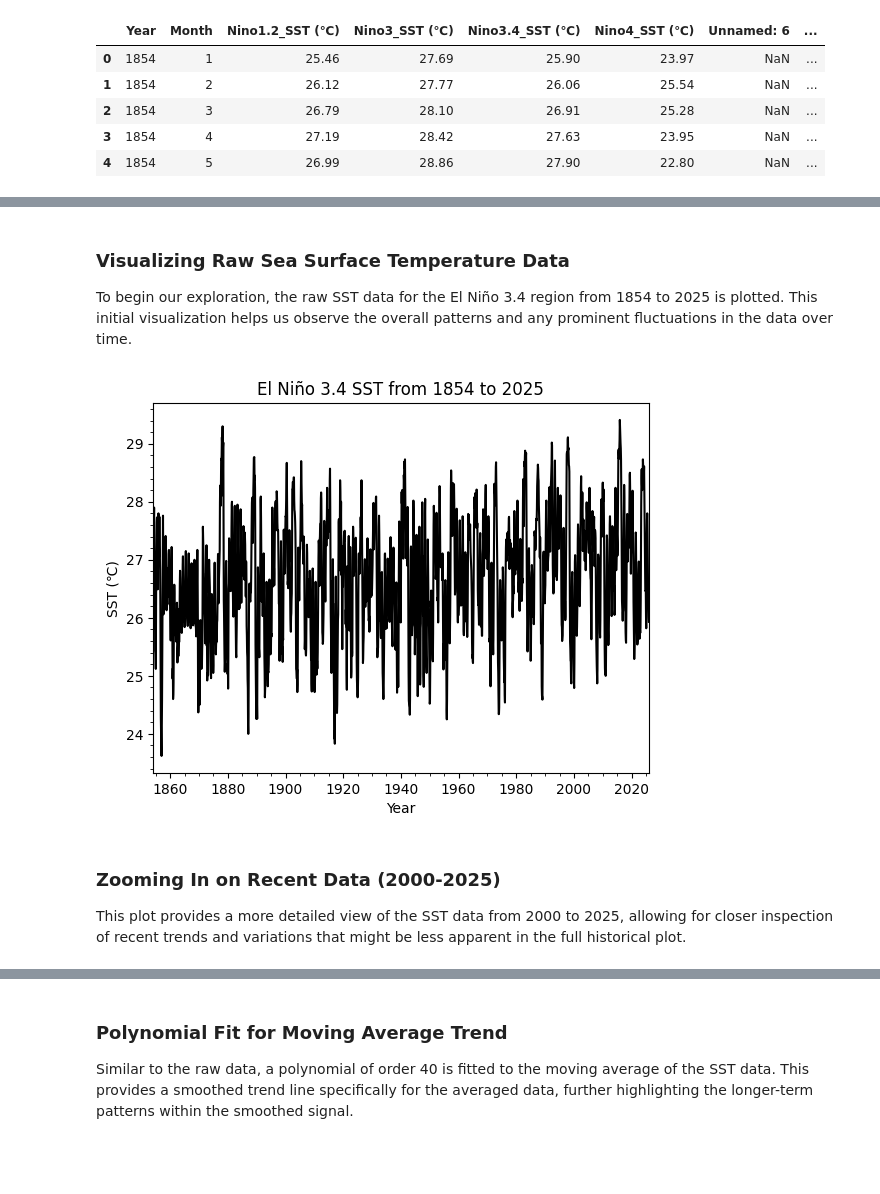
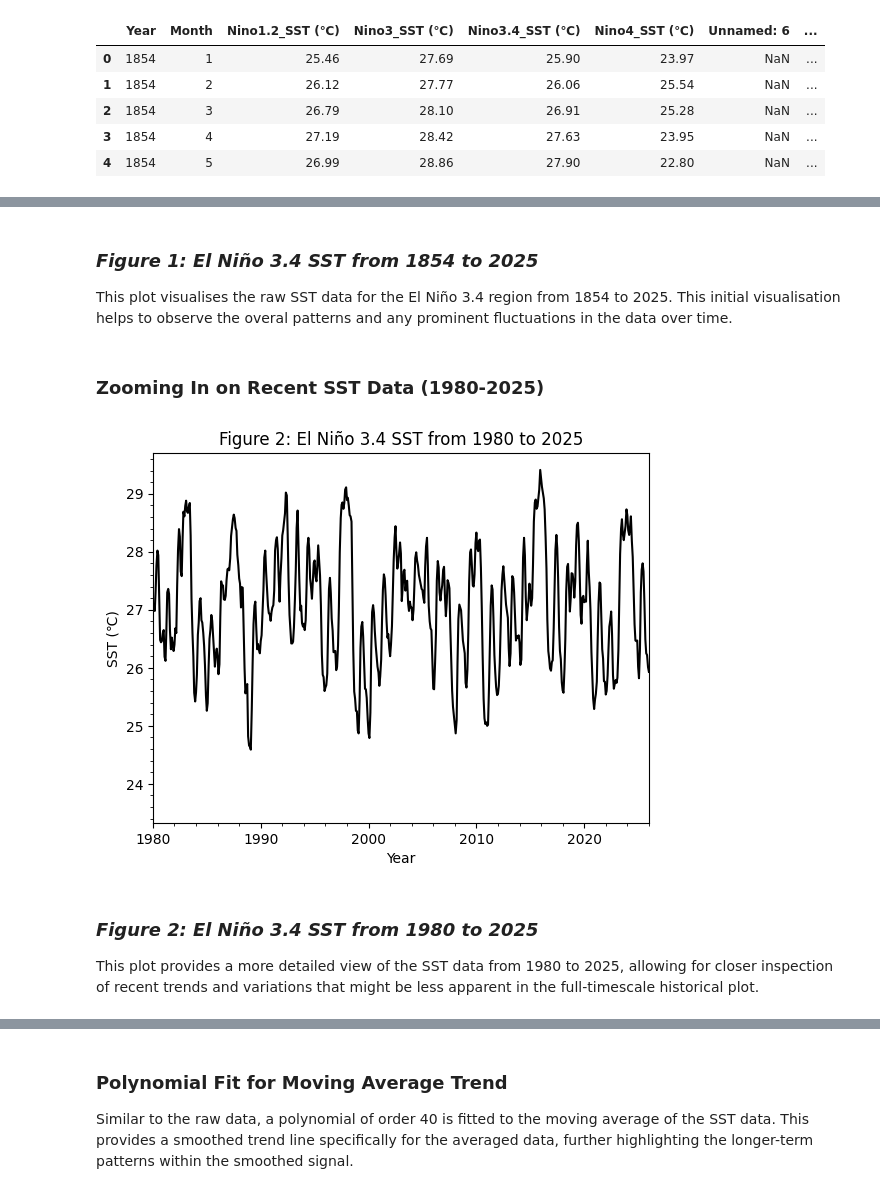
Before and after one commit to mjss26/EMSC2010-Group-Project-5, a Jupyter notebook: EMSC2010_Group_Project_5.ipynb, the cells around one changed output, grey strips where cells are left out. Saved outputs shown, nothing was run; the diff lists cells and outputs as text; code cells hidden in the pictures; blank space fills up the shorter version.

```diff
--- a/EMSC2010_Group_Project_5.ipynb
+++ b/EMSC2010_Group_Project_5.ipynb
@@ -92,13 +85,17 @@ df.head() #show the header information
 
 This section extracts the relevant 'Year', 'Month', and 'Nino3.4_SST (℃)' columns, drops any rows with missing values, and converts the data into NumPy arrays for further numerical processing. It also combines 'Year' and 'Month' to create a continuous 'year' variable for time-series analysis.
 # %%
-# Creating dataframe with values we are interested in: year, month, El Niño sea surface temperature (°C) for region 3.4
+# Creating dataframe with values we are interested in: Year, Month, year El Niño sea surface temperature (°C) for region 3.4
 
 df_sst = df[['Year', 'Month', 'Nino3.4_SST (℃)']].copy()
 df_sst = df_sst.dropna() #remove rows with NaN missing values
 Year = df_sst['Year'].to_numpy() #convert years into numpy array
 month = df_sst['Month'].to_numpy() #convert months into numpy array
-year = Year + month/12 #time as year.month
 sst = df_sst['Nino3.4_SST (℃)'].to_numpy() #convert sst into numpy array
+
+#Converting Year, Month, into 'year' = Year + Month / 12
+df_sst['year'] = (df_sst['Year'] + df_sst['Month']/12).round(2) #create value for time as year.month and round to 2 decimal place
+year = df_sst['year'].to_numpy() #convert year.month into numpy array
+
 df_sst.head() # Show the header information
 # %% [output]
@@ -111,20 +122,21 @@ df_sst.head() # Show the header information
 # %% [markdown]
-### Visualizing Raw Sea Surface Temperature Data
+### *Figure 1: El Niño 3.4 SST from 1854 to 2025*
 
-To begin our exploration, the raw SST data for the El Niño 3.4 region from 1854 to 2025 is plotted. This initial visualization helps us observe the overall patterns and any prominent fluctuations in the data over time.
+This plot visualises the raw SST data for the El Niño 3.4 region from 1854 to 2025. This initial visualisation helps to observe the overal patterns and any prominent fluctuations in the data over time.
+# %% [markdown]
+### Zooming In on Recent SST Data (1980-2025)
 # %%
-# plot to check data frame
-
+#zoom in on data
 plt.plot(year,sst,'black') #Plot year and sst data
 plt.xlabel('Year')
 plt.ylabel('SST (℃)')
-plt.title('El Niño 3.4 SST from 1854 to 2025')
+plt.title('Figure 2: El Niño 3.4 SST from 1980 to 2025')
 plt.minorticks_on()
-plt.xlim(1854, max(year)) #Set x-axis limit to start from 1854
+plt.xlim(1980, max(year)) #Set x-axis limit to start from 1980
 plt.show()
 # %% [output]
-[figure, old version]
+[figure, new version]
 # %% [markdown]
-### Zooming In on Recent Data (2000-2025)
+### *Figure 2: El Niño 3.4 SST from 1980 to 2025*
 
-This plot provides a more detailed view of the SST data from 2000 to 2025, allowing for closer inspection of recent trends and variations that might be less apparent in the full historical plot.
+This plot provides a more detailed view of the SST data from 1980 to 2025, allowing for closer inspection of recent trends and variations that might be less apparent in the full-timescale historical plot.
```
Also changed, not shown: parts of 80 cells of this notebook.
